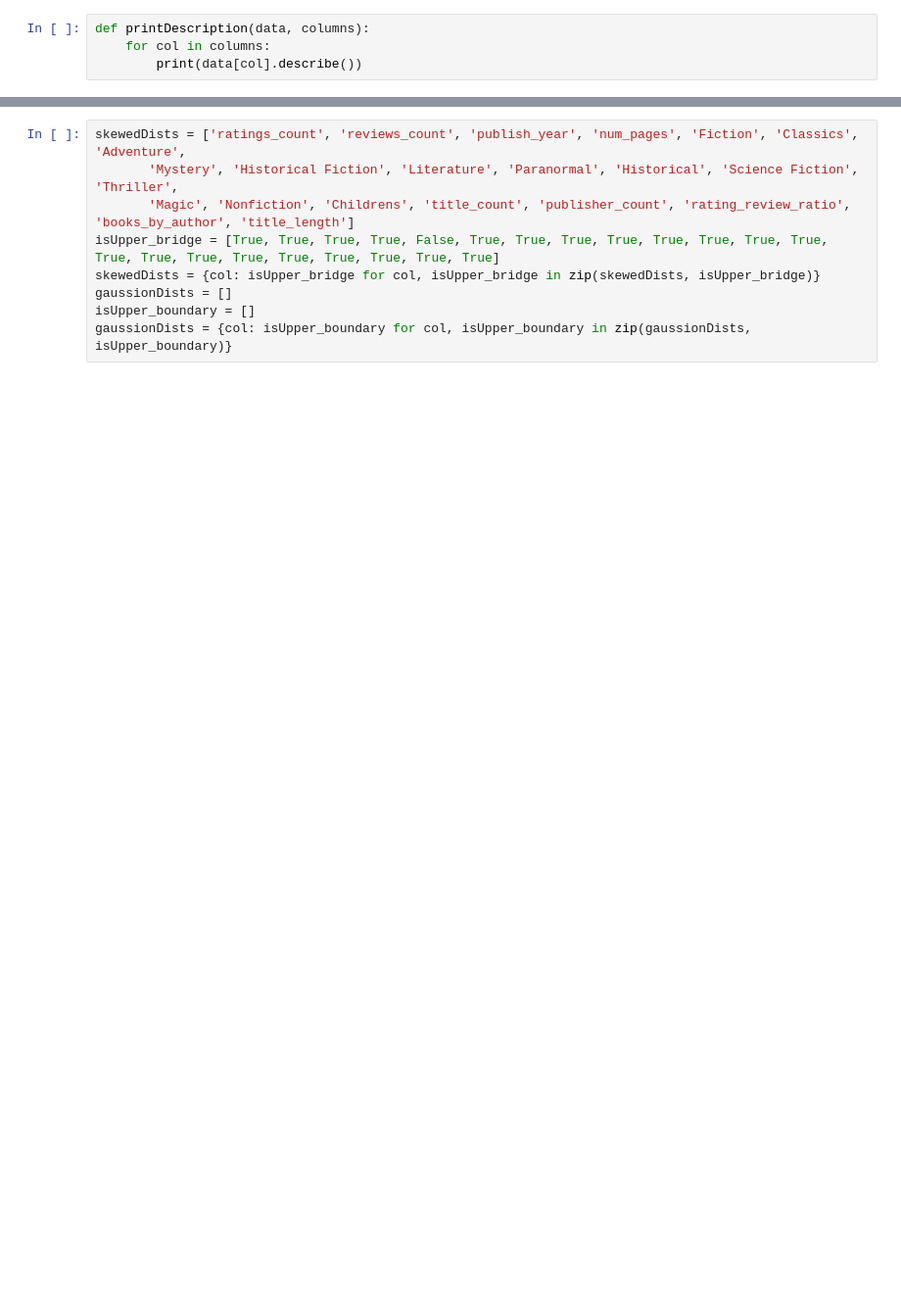
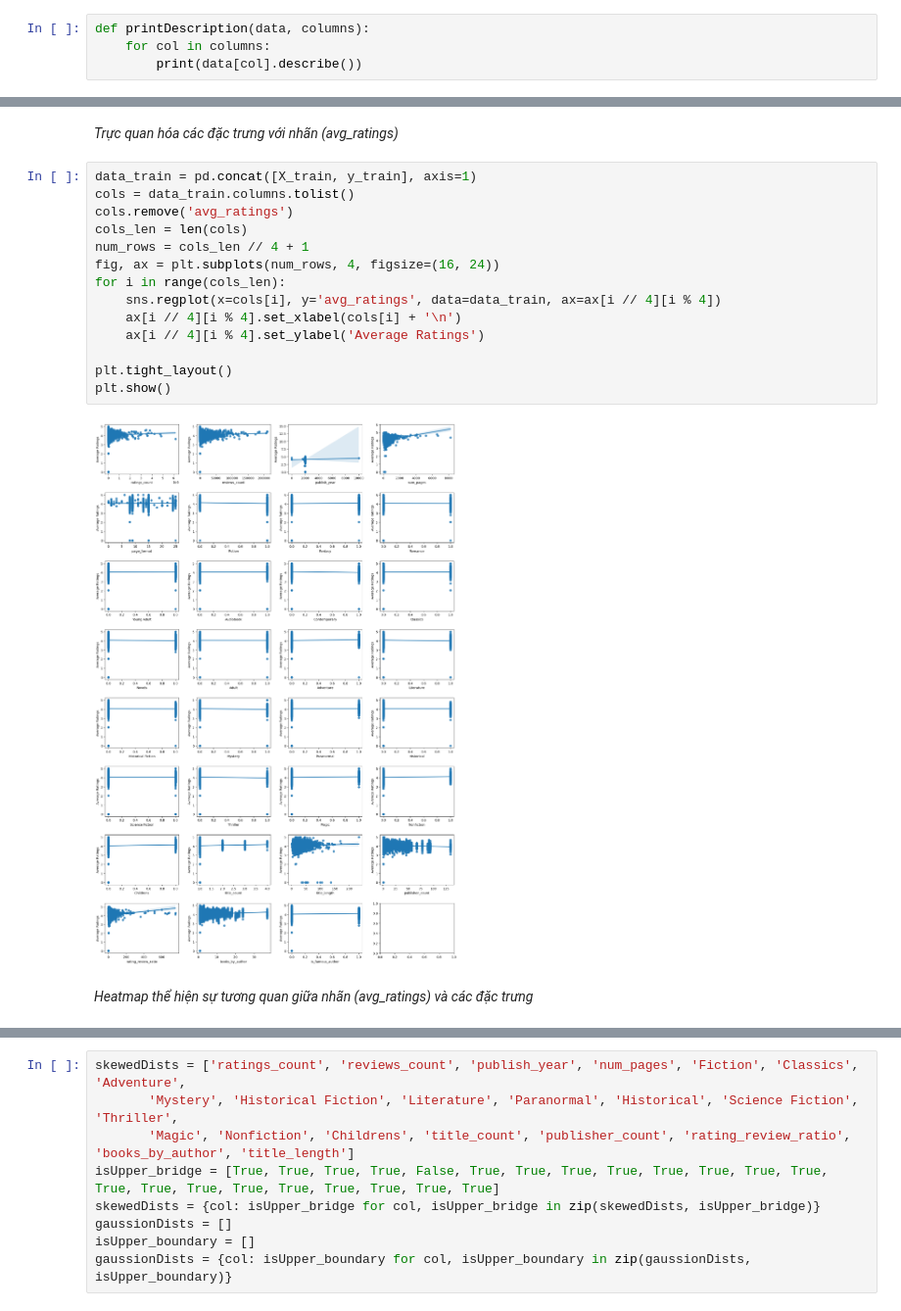
Before and after one commit to legitb0y/KHDL_CK_DCD, a Jupyter notebook: main_10000.ipynb, the cells around one changed output, grey strips where cells are left out. Shown at 98% size. Saved outputs shown, nothing was run; the diff lists cells and outputs as text; blank space fills up the shorter version.

```diff
--- a/main_10000.ipynb
+++ b/main_10000.ipynb
@@ -120,0 +353,20 @@ def printDescription(data, columns):
+# %% [markdown]
+*Trực quan hóa các đặc trưng với nhãn (avg_ratings)*
+# %%
+data_train = pd.concat([X_train, y_train], axis=1)
+cols = data_train.columns.tolist()
+cols.remove('avg_ratings')
+cols_len = len(cols)
+num_rows = cols_len // 4 + 1
+fig, ax = plt.subplots(num_rows, 4, figsize=(16, 24))
+for i in range(cols_len):
+    sns.regplot(x=cols[i], y='avg_ratings', data=data_train, ax=ax[i // 4][i % 4])
+    ax[i // 4][i % 4].set_xlabel(cols[i] + '\n')
+    ax[i // 4][i % 4].set_ylabel('Average Ratings')
+
+plt.tight_layout()
+plt.show()
+# %% [output]
+[figure, added]
+# %% [markdown]
+*Heatmap thể hiện sự tương quan giữa nhãn (avg_ratings) và các đặc trưng*
```
Also changed, not shown: parts of 108 cells of this notebook.
